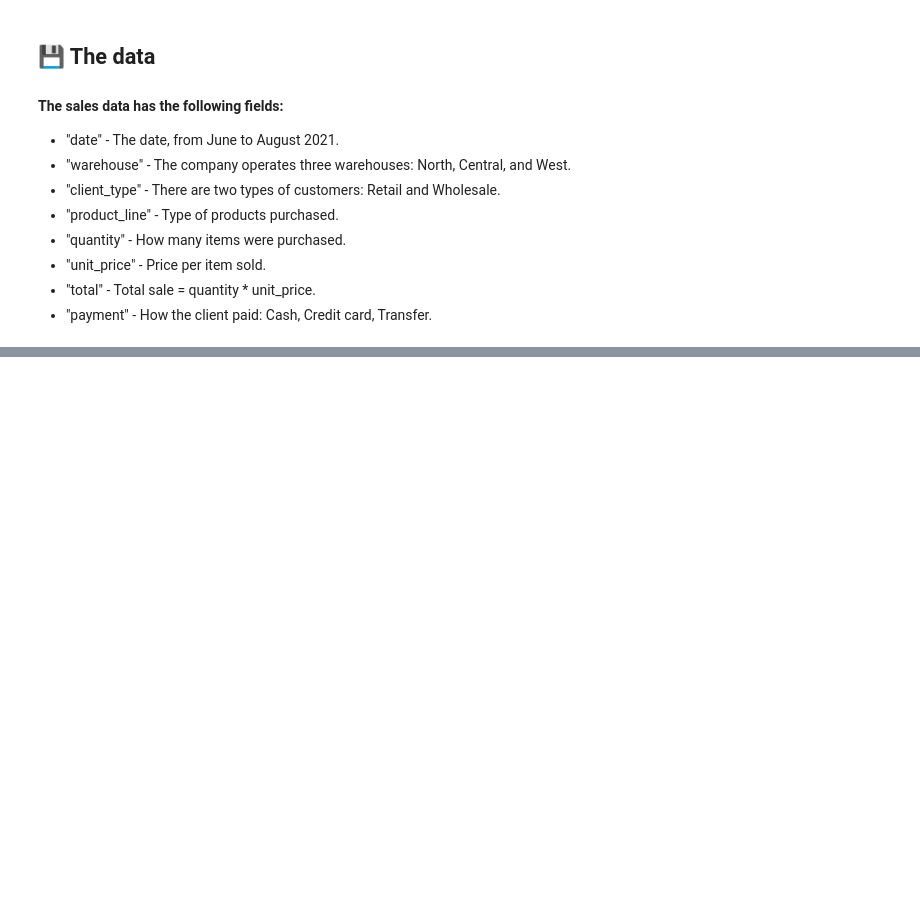
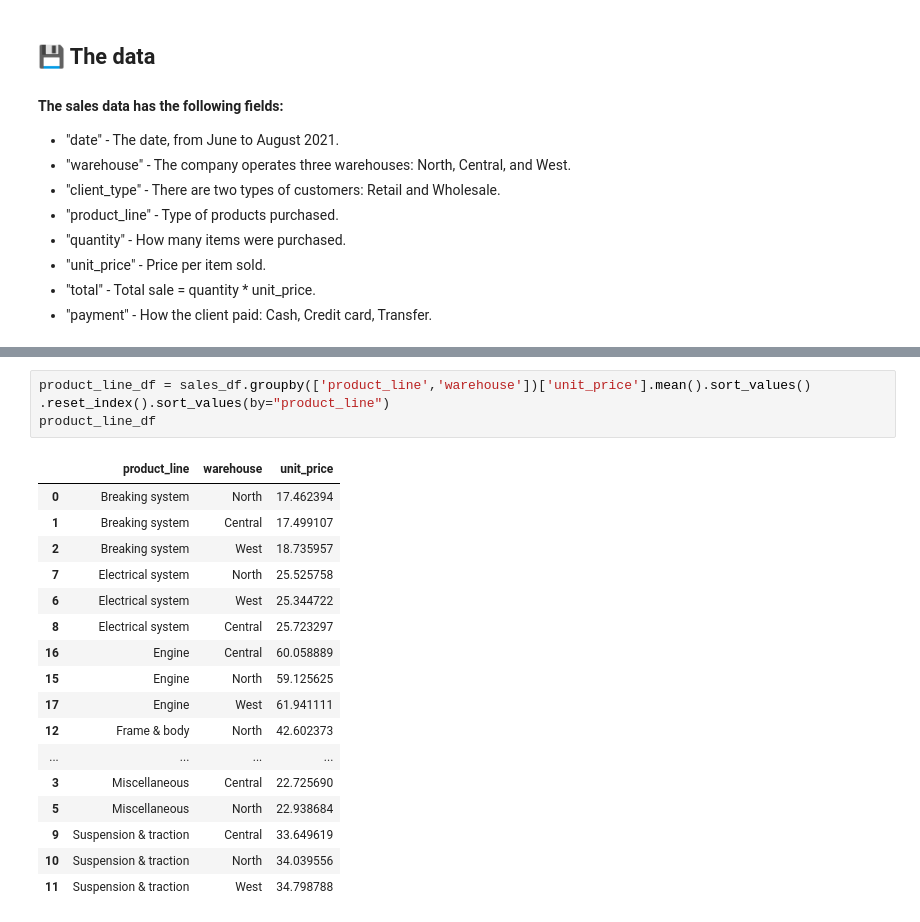
Before and after one commit to LuisEVT/Sales_Data_On_Motorcycle_Parts, a Jupyter notebook: Sale_Data_On_Motorcycle_Parts.ipynb, the cells around one changed output, grey strips where cells are left out. Cells and saved outputs as stored; diff of their text form; blank space fills up the shorter version.

```diff
--- a/Sale_Data_On_Motorcycle_Parts.ipynb
+++ b/Sale_Data_On_Motorcycle_Parts.ipynb
@@ -37,0 +110,21 @@ df.head()
+# %%
+product_line_df = sales_df.groupby(['product_line','warehouse'])['unit_price'].mean().sort_values() .reset_index().sort_values(by="product_line")
+product_line_df
+# %% [output]
+|  | product_line | warehouse | unit_price |
+| 0 | Breaking system | North | 17.462394 |
+| 1 | Breaking system | Central | 17.499107 |
+| 2 | Breaking system | West | 18.735957 |
+| 7 | Electrical system | North | 25.525758 |
+| 6 | Electrical system | West | 25.344722 |
+| 8 | Electrical system | Central | 25.723297 |
+| 16 | Engine | Central | 60.058889 |
+| 15 | Engine | North | 59.125625 |
+| 17 | Engine | West | 61.941111 |
+| 12 | Frame & body | North | 42.602373 |
+| ... | ... | ... | ... |
+| 3 | Miscellaneous | Central | 22.725690 |
+| 5 | Miscellaneous | North | 22.938684 |
+| 9 | Suspension & traction | Central | 33.649619 |
+| 10 | Suspension & traction | North | 34.039556 |
+| 11 | Suspension & traction | West | 34.798788 |
```
Also changed, not shown: parts of 11 cells of this notebook.
